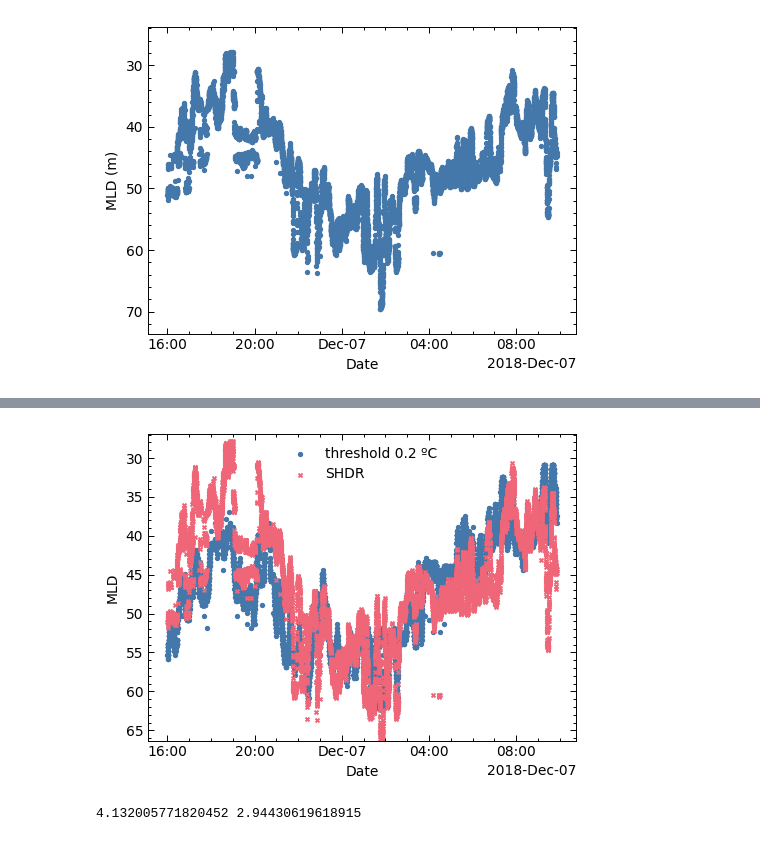
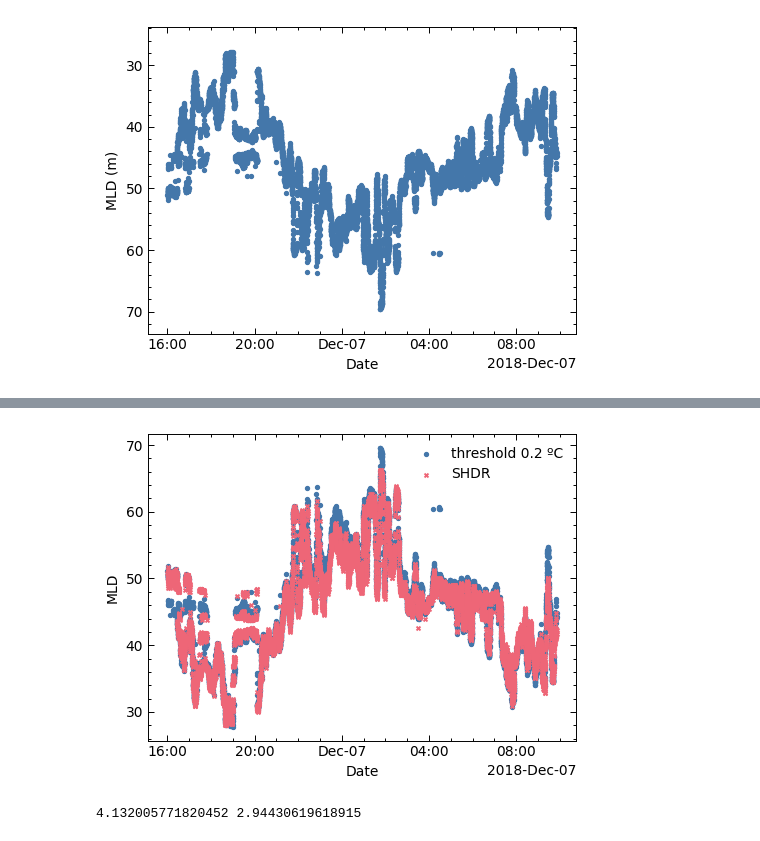
Before and after one commit to manufrn/TFG, a Jupyter notebook: notebooks/Presentar_cesar.ipynb, the cells around one changed output, grey strips where cells are left out. Cells and saved outputs as stored; diff of their text form; code cells hidden in the pictures.

```diff
--- a/notebooks/Presentar_cesar.ipynb
+++ b/notebooks/Presentar_cesar.ipynb
@@ -159,3 +177,6 @@ df_cointlin = load_SHDR_fit('SHDR_trials/test_int_linspaced.csv')
 df_int = load_SHDR_fit('SHDR_trials/test_int_linspaced_no_c.csv')
 df_standard = load_SHDR_fit('SHDR_trials/test_standard.csv')
 df_10 = load_SHDR_fit('SHDR_trials/test_int_lins_low_b3.csv')
+df_fixb3 = load_SHDR_fit('SHDR_trials/test_1_fixb3_coinlin.csv')
+df_nodelta = load_SHDR_fit('SHDR_trials/test_1_nodelta_coinlin.csv')
+df_fixb3_delta = load_SHDR_fit('SHDR_trials/test_1_fixb3_nodelta_coinlin.csv')
@@ -167,0 +204,4 @@ print(mean_and_std(df_standard, 'em'))
+# %%
+locs_2 = np.where(df_nodelta['em'] > df_cointlin['em'])[0]
+max_dif = np.argmin(df_nodelta['D1'] - df_cointlin['D1'])
+print(len(locs_2)/len(date_1))
@@ -167,0 +210,4 @@ print(mean_and_std(df_standard, 'em'))
+# %%
+print(len(locs_2)/len(date_1))
+plot_profile_fit(df_cointlin, temp_1, pres_1, max_dif)
+plot_profile_fit(df_nodelta, temp_1, pres_1, max_dif)
@@ -188,0 +243,3 @@ mld_delta = find_MLD_directly(temp_1, pres_1, 0.2)
+# %%
+plot_fit_variable(df_cointlin, 'D1', lims=(datetime(2018, 12, 7), datetime(2018, 12, 7, 4)))
+animate_profile_evolution(df_cointlin, temp_1, pres_1, 'ola.mp4', start_loc=datetime(2018, 12, 7), final_loc=datetime(2018, 12, 7, 4))
@@ -189,19 +264,19 @@ mld_delta = find_MLD_directly(temp_1, pres_1, 0.2)
 # %%
 fig, ax = plt.subplots()
-ax.scatter(date_1, mld_delta, s=8, marker='o', label='threshold 0.2 ºC')
-ax.scatter(date_1, df_cointlin['D1'], s=8, marker='x', label='SHDR')
+ax.scatter(date_1, df_cointlin['D1'], s=8, marker='o', label='threshold 0.2 ºC')
+ax.scatter(date_1, df_fixb3['D1'], s=8, marker='x', label='SHDR')
 ax.set_xlabel('Date')
 ax.set_ylabel('MLD')
 ax.legend()
-ax.set_ylim((max(mld_delta) + 4, min(mld_delta) - 4))
+#ax.set_ylim((max(mld_threshold) + 4, min(mld_threshold) - 4))
 locator = mdates.AutoDateLocator(minticks=3, maxticks=7)
 formatter = mdates.ConciseDateFormatter(locator)
 ax.xaxis.set_major_locator(locator)
 ax.xaxis.set_major_formatter(formatter)
 fig.tight_layout()
 plt.show()
 # %% [output]
-[figure, old version]
+[figure, new version]
 # %%
 fig, ax = plt.subplots()
 ax.scatter(date_1, abs(mld_delta - df_cointlin['D1']), s=8)
```
Also changed, not shown: parts of 36 cells of this notebook, 11 other files.
